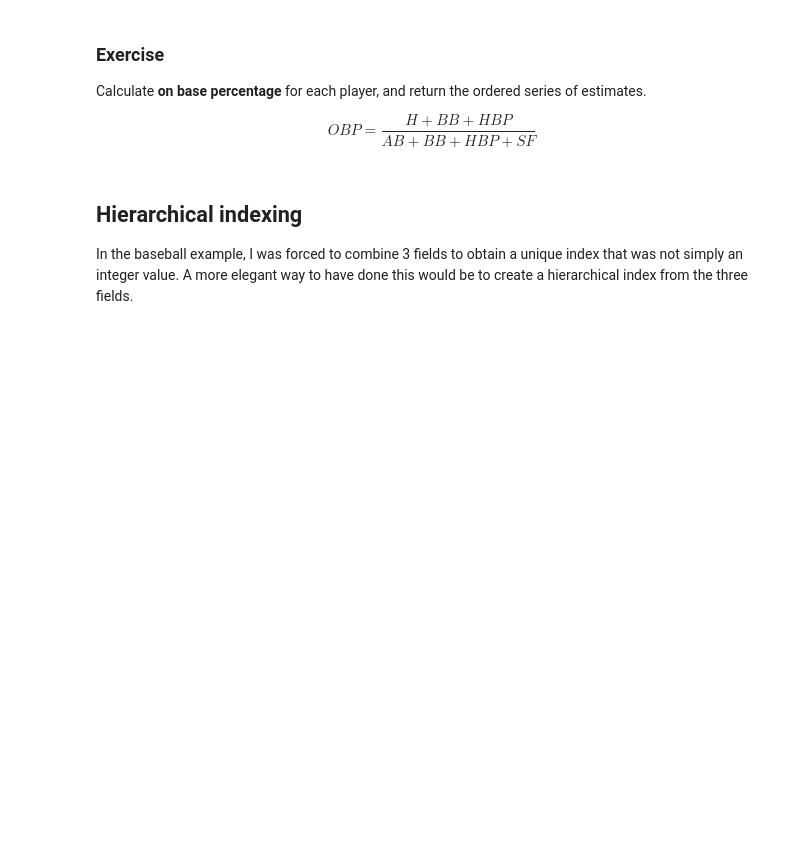
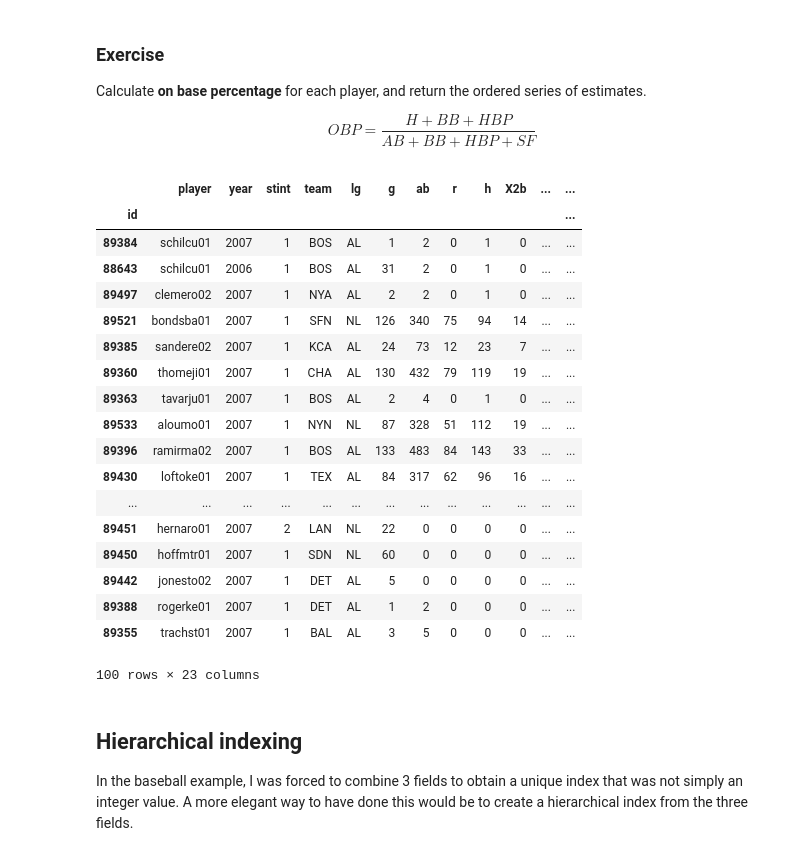
Before and after one commit to daniel-guggenheim/ada-homeworks, a Jupyter notebook: Intro to Pandas.ipynb, the cells around one changed output. Cells and saved outputs as stored; diff of their text form; code cells hidden in the pictures; blank space fills up the shorter version.

Commit message:
ob base percentage [requires review]

```diff
--- a/Intro to Pandas.ipynb
+++ b/Intro to Pandas.ipynb
@@ -1261,3 +1497,34 @@ $$OBP = \frac{H + BB + HBP}{AB + BB + HBP + SF}$$
+# %%
+def onBasePercentage(row):
+    b = row['h'] + row['bb'] + row['hbp']
+    s = row['ab']+ row['bb']+ row['hbp']+ row['sf']
+    return b/(s+1e-6)
+
+baseball['obp'] = [onBasePercentage(row) for index, row in baseball.iterrows()]
+baseball.apply(onBasePercentage, axis=1).round(3)
+baseball.sort_values(by='obp', ascending=0)
+
+#baseball
+# %% [output]
+|  | player | year | stint | team | lg | g | ab | r | h | X2b | ... | ... |
+| id |  |  |  |  |  |  |  |  |  |  |  | ... |
+| 89384 | schilcu01 | 2007 | 1 | BOS | AL | 1 | 2 | 0 | 1 | 0 | ... | ... |
+| 88643 | schilcu01 | 2006 | 1 | BOS | AL | 31 | 2 | 0 | 1 | 0 | ... | ... |
+| 89497 | clemero02 | 2007 | 1 | NYA | AL | 2 | 2 | 0 | 1 | 0 | ... | ... |
+| 89521 | bondsba01 | 2007 | 1 | SFN | NL | 126 | 340 | 75 | 94 | 14 | ... | ... |
+| 89385 | sandere02 | 2007 | 1 | KCA | AL | 24 | 73 | 12 | 23 | 7 | ... | ... |
+| 89360 | thomeji01 | 2007 | 1 | CHA | AL | 130 | 432 | 79 | 119 | 19 | ... | ... |
+| 89363 | tavarju01 | 2007 | 1 | BOS | AL | 2 | 4 | 0 | 1 | 0 | ... | ... |
+| 89533 | aloumo01 | 2007 | 1 | NYN | NL | 87 | 328 | 51 | 112 | 19 | ... | ... |
+| 89396 | ramirma02 | 2007 | 1 | BOS | AL | 133 | 483 | 84 | 143 | 33 | ... | ... |
+| 89430 | loftoke01 | 2007 | 1 | TEX | AL | 84 | 317 | 62 | 96 | 16 | ... | ... |
+| ... | ... | ... | ... | ... | ... | ... | ... | ... | ... | ... | ... | ... |
+| 89451 | hernaro01 | 2007 | 2 | LAN | NL | 22 | 0 | 0 | 0 | 0 | ... | ... |
+| 89450 | hoffmtr01 | 2007 | 1 | SDN | NL | 60 | 0 | 0 | 0 | 0 | ... | ... |
+| 89442 | jonesto02 | 2007 | 1 | DET | AL | 5 | 0 | 0 | 0 | 0 | ... | ... |
+| 89388 | rogerke01 | 2007 | 1 | DET | AL | 1 | 2 | 0 | 0 | 0 | ... | ... |
+| 89355 | trachst01 | 2007 | 1 | BAL | AL | 3 | 5 | 0 | 0 | 0 | ... | ... |
+100 rows × 23 columns
 # %% [markdown]
 ## Hierarchical indexing
 
```
Also changed, not shown: parts of 21 cells of this notebook.
